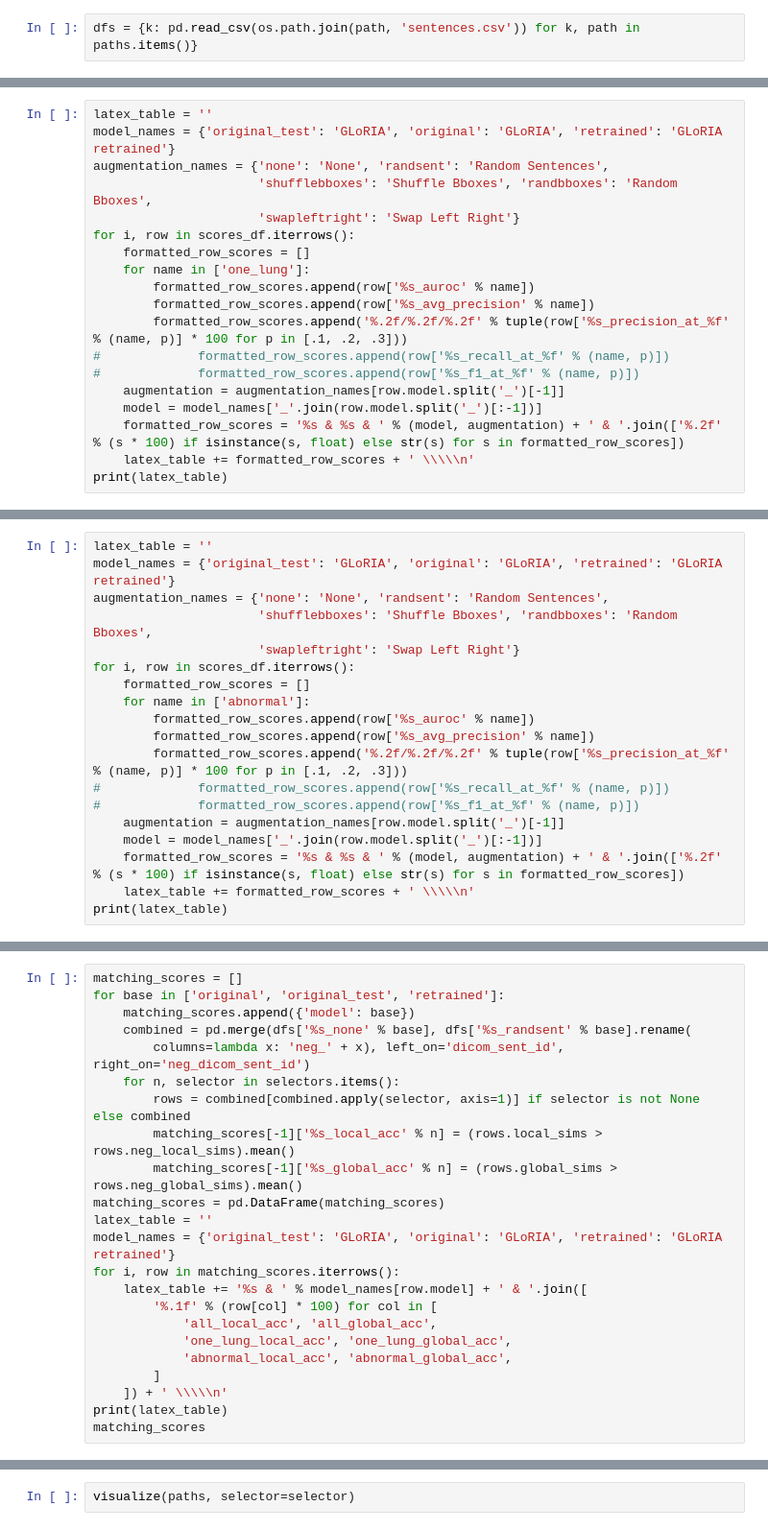
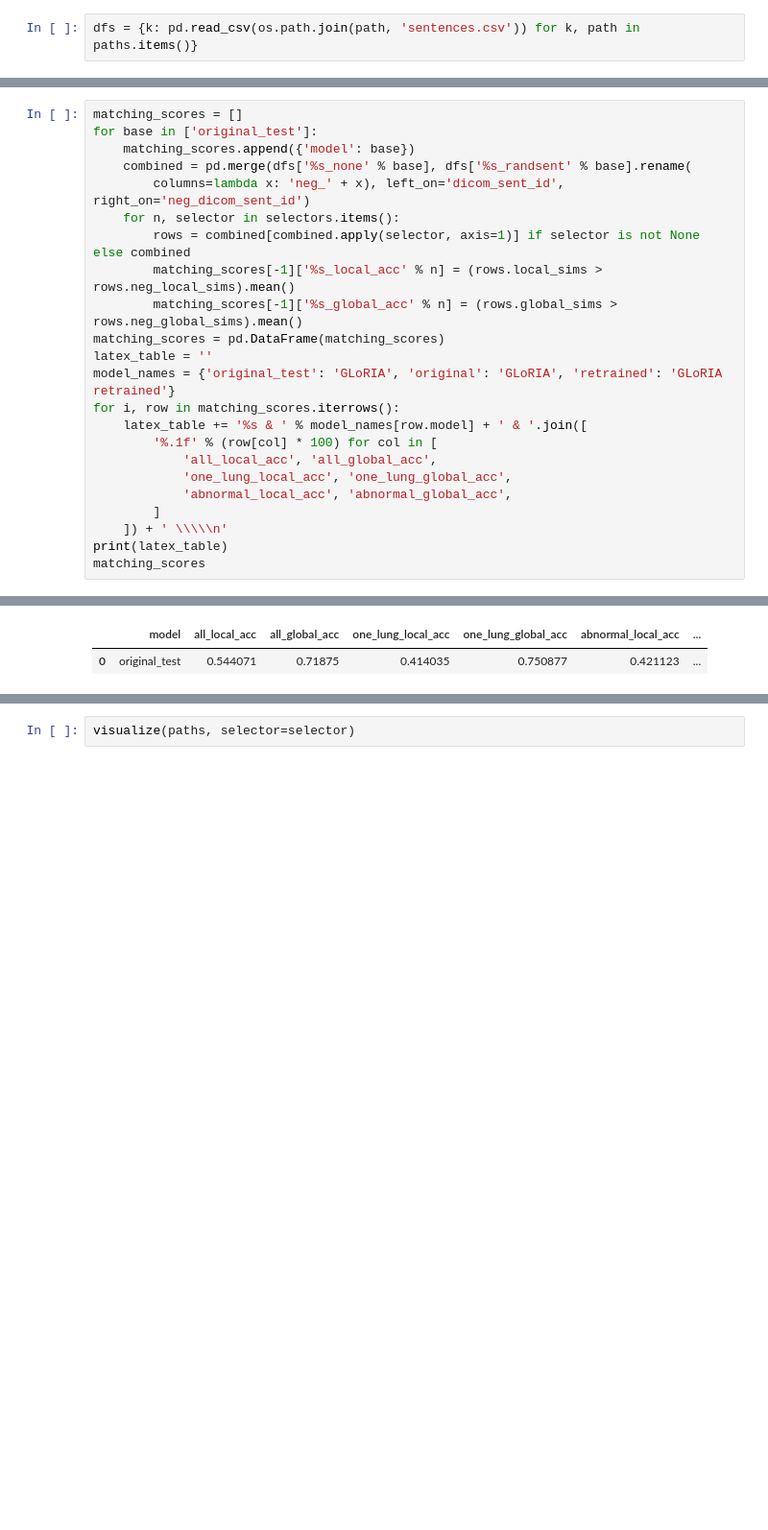
Before and after one commit to strongbeamsprout/gloria-nlp-project, a Jupyter notebook: compare_model_outs.ipynb, the cells around one changed output, grey strips where cells are left out. Shown at 96% size. Cells and saved outputs as stored; diff of their text form; blank space fills up the shorter version.

```diff
--- a/compare_model_outs.ipynb
+++ b/compare_model_outs.ipynb
@@ -149,19 +155,0 @@ GLoRIA retrained & Random Bboxes & 55.31 & 38.67 & nan/nan/nan \\
-# %%
-latex_table = ''
-model_names = {'original_test': 'GLoRIA', 'original': 'GLoRIA', 'retrained': 'GLoRIA retrained'}
-augmentation_names = {'none': 'None', 'randsent': 'Random Sentences',
-                      'shufflebboxes': 'Shuffle Bboxes', 'randbboxes': 'Random Bboxes',
-                      'swapleftright': 'Swap Left Right'}
-for i, row in scores_df.iterrows():
-    formatted_row_scores = []
-    for name in ['one_lung']:
-        formatted_row_scores.append(row['%s_auroc' % name])
-        formatted_row_scores.append(row['%s_avg_precision' % name])
-        formatted_row_scores.append('%.2f/%.2f/%.2f' % tuple(row['%s_precision_at_%f' % (name, p)] * 100 for p in [.1, .2, .3]))
-#             formatted_row_scores.append(row['%s_recall_at_%f' % (name, p)])
-#             formatted_row_scores.append(row['%s_f1_at_%f' % (name, p)])
-    augmentation = augmentation_names[row.model.split('_')[-1]]
-    model = model_names['_'.join(row.model.split('_')[:-1])]
-    formatted_row_scores = '%s & %s & ' % (model, augmentation) + ' & '.join(['%.2f' % (s * 100) if isinstance(s, float) else str(s) for s in formatted_row_scores])
-    latex_table += formatted_row_scores + ' \\\\\n'
-print(latex_table)
@@ -183,19 +155,0 @@ GLoRIA retrained & Random Bboxes & 53.96 & 25.78 & nan/nan/nan \\
-# %%
-latex_table = ''
-model_names = {'original_test': 'GLoRIA', 'original': 'GLoRIA', 'retrained': 'GLoRIA retrained'}
-augmentation_names = {'none': 'None', 'randsent': 'Random Sentences',
-                      'shufflebboxes': 'Shuffle Bboxes', 'randbboxes': 'Random Bboxes',
-                      'swapleftright': 'Swap Left Right'}
-for i, row in scores_df.iterrows():
-    formatted_row_scores = []
-    for name in ['abnormal']:
-        formatted_row_scores.append(row['%s_auroc' % name])
-        formatted_row_scores.append(row['%s_avg_precision' % name])
-        formatted_row_scores.append('%.2f/%.2f/%.2f' % tuple(row['%s_precision_at_%f' % (name, p)] * 100 for p in [.1, .2, .3]))
-#             formatted_row_scores.append(row['%s_recall_at_%f' % (name, p)])
-#             formatted_row_scores.append(row['%s_f1_at_%f' % (name, p)])
-    augmentation = augmentation_names[row.model.split('_')[-1]]
-    model = model_names['_'.join(row.model.split('_')[:-1])]
-    formatted_row_scores = '%s & %s & ' % (model, augmentation) + ' & '.join(['%.2f' % (s * 100) if isinstance(s, float) else str(s) for s in formatted_row_scores])
-    latex_table += formatted_row_scores + ' \\\\\n'
-print(latex_table)
@@ -217,6 +158,6 @@ GLoRIA retrained & Random Bboxes & 54.81 & 36.75 & nan/nan/nan \\
 # %%
 matching_scores = []
-for base in ['original', 'original_test', 'retrained']:
+for base in ['original_test']:
     matching_scores.append({'model': base})
     combined = pd.merge(dfs['%s_none' % base], dfs['%s_randsent' % base].rename(
         columns=lambda x: 'neg_' + x), left_on='dicom_sent_id', right_on='neg_dicom_sent_id')
@@ -237,3 +178,4 @@ for i, row in matching_scores.iterrows():
     ]) + ' \\\\\n'
 print(latex_table)
 matching_scores
+# %% [output]
@@ -239,0 +183,2 @@ matching_scores
+|  | model | all_local_acc | all_global_acc | one_lung_local_acc | one_lung_global_acc | abnormal_local_acc | ... |
+| 0 | original_test | 0.544071 | 0.71875 | 0.414035 | 0.750877 | 0.421123 | ... |
```
Also changed, not shown: parts of 32 cells of this notebook, 19 other files.
